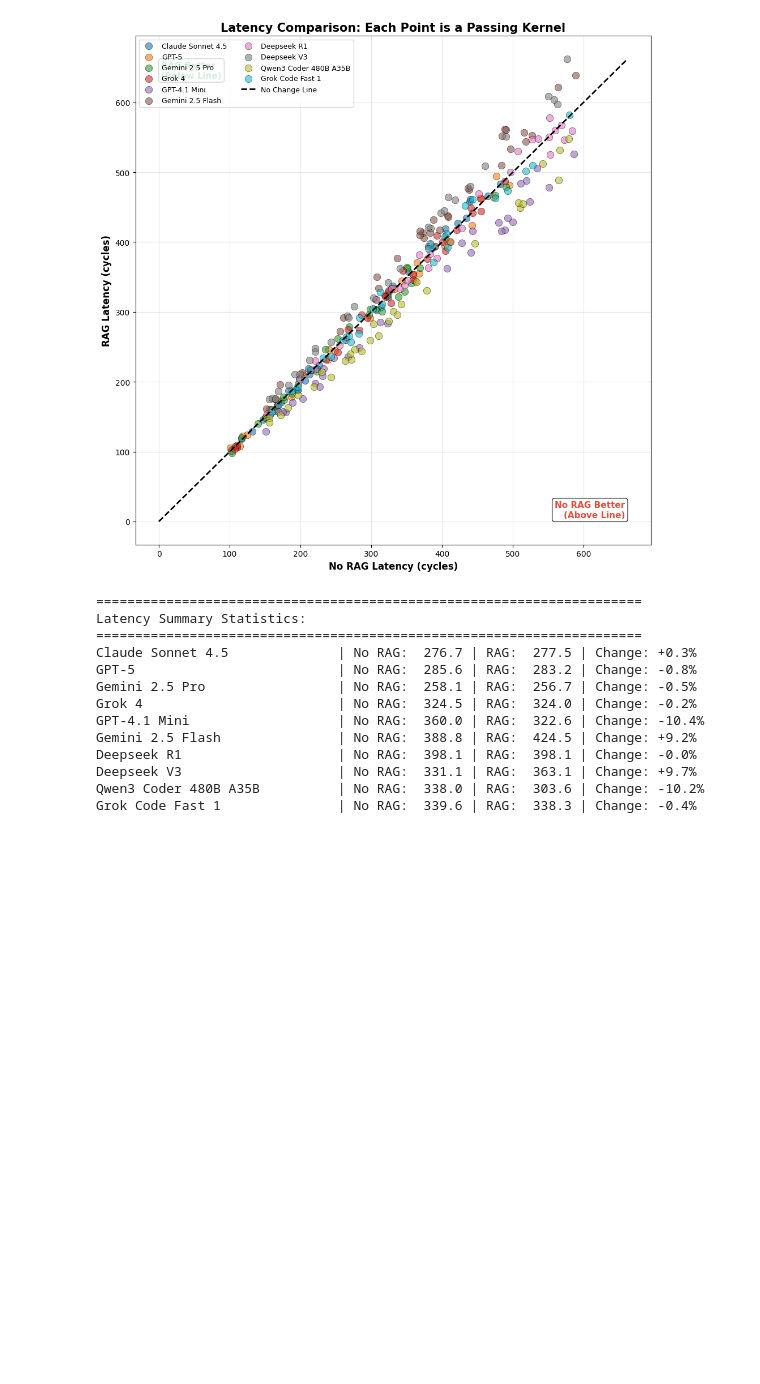
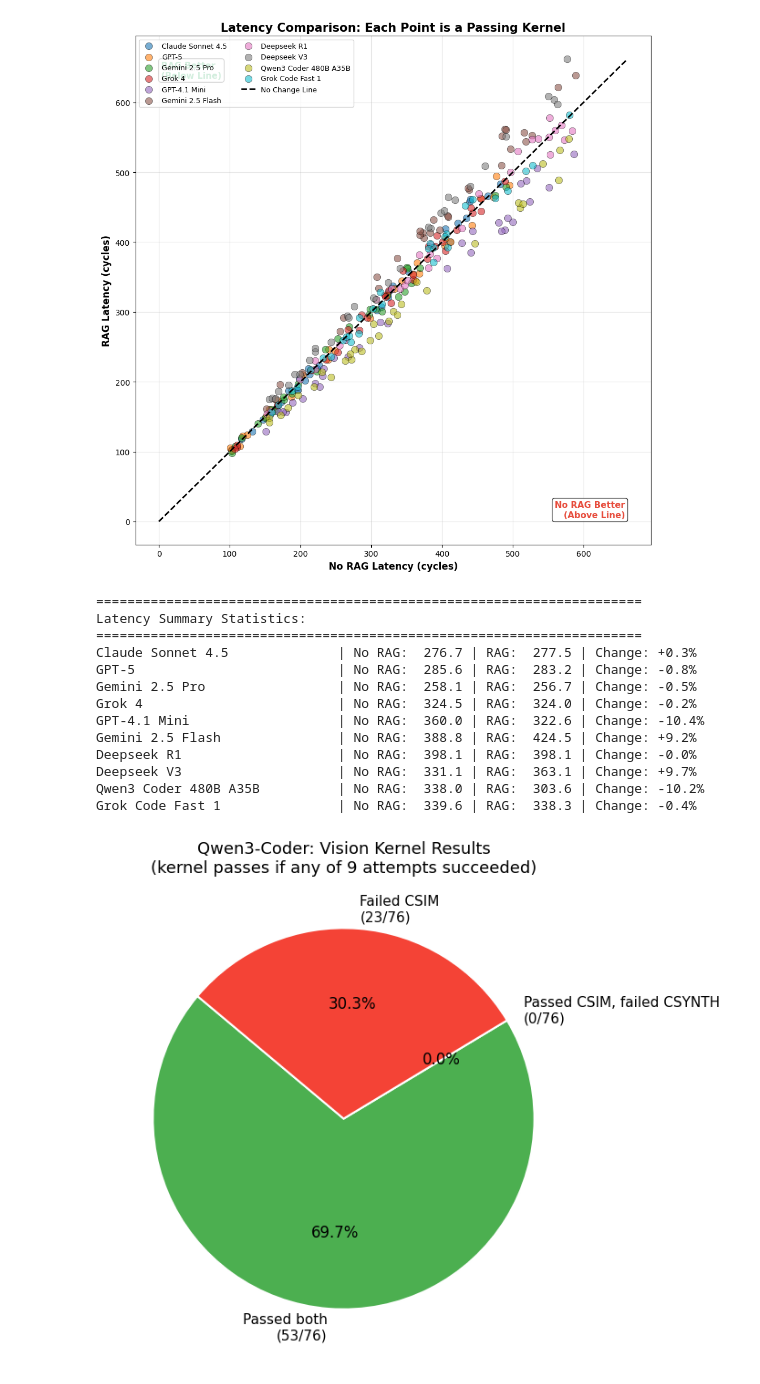
Before and after one commit to byuccl/HLS-FAB, a Jupyter notebook: results/data_analysis/sample_figures.ipynb, the cells around one changed output. Saved outputs shown, nothing was run; the diff lists cells and outputs as text; code cells hidden in the pictures; blank space fills up the shorter version.

Commit message:
Added kernels from fccm, and added the results csv from our latest test

```diff
--- a/results/data_analysis/sample_figures.ipynb
+++ b/results/data_analysis/sample_figures.ipynb
@@ -1620,3 +1620,42 @@ Deepseek R1                    | No RAG:  398.1 | RAG:  398.1 | Change: -0.0%
 Deepseek V3                    | No RAG:  331.1 | RAG:  363.1 | Change: +9.7%
 Qwen3 Coder 480B A35B          | No RAG:  338.0 | RAG:  303.6 | Change: -10.2%
 Grok Code Fast 1               | No RAG:  339.6 | RAG:  338.3 | Change: -0.4%
+# %%
+import pandas as pd
+import matplotlib.pyplot as plt
+
+CSV_PATH = "/home/plwalker/HLS-FAB/results/data_analysis/all_vision_kernels_sonnet.csv"
+
+df = pd.read_csv(CSV_PATH)
+
+# Per kernel: passes if ANY of the 9 attempts passed
+kernel_groups = df.groupby("kernel")
+csim_passed   = kernel_groups["csim_success"].apply(lambda x: x.astype(str).str.lower().eq("true").any())
+csynth_passed = kernel_groups["csynth_success"].apply(lambda x: x.astype(str).str.lower().eq("true").any())
+
+total = len(csim_passed)
+passed_both            = (csim_passed & csynth_passed).sum()
+csim_pass_csynth_fail  = (csim_passed & ~csynth_passed).sum()
+failed_csim            = (~csim_passed).sum()
+
+labels = [
+    f"Passed both\n({passed_both}/{total})",
+    f"Passed CSIM, failed CSYNTH\n({csim_pass_csynth_fail}/{total})",
+    f"Failed CSIM\n({failed_csim}/{total})",
+]
+sizes  = [passed_both, csim_pass_csynth_fail, failed_csim]
+colors = ["#4caf50", "#ff9800", "#f44336"]
+
+fig, ax = plt.subplots(figsize=(7, 7))
+wedges, texts, autotexts = ax.pie(
+    sizes, labels=labels, colors=colors, autopct="%1.1f%%",
+    startangle=140, wedgeprops={"edgecolor": "white", "linewidth": 1.5},
+)
+for at in autotexts: at.set_fontsize(12)
+for t in texts: t.set_fontsize(11)
+
+ax.set_title("Qwen3-Coder: Vision Kernel Results\n(kernel passes if any of 9 attempts succeeded)", fontsize=13)
+plt.tight_layout()
+plt.show()
+# %% [output]
+[figure, added]
```
Also changed, not shown: parts of 1 cell of this notebook, 5 other files.
